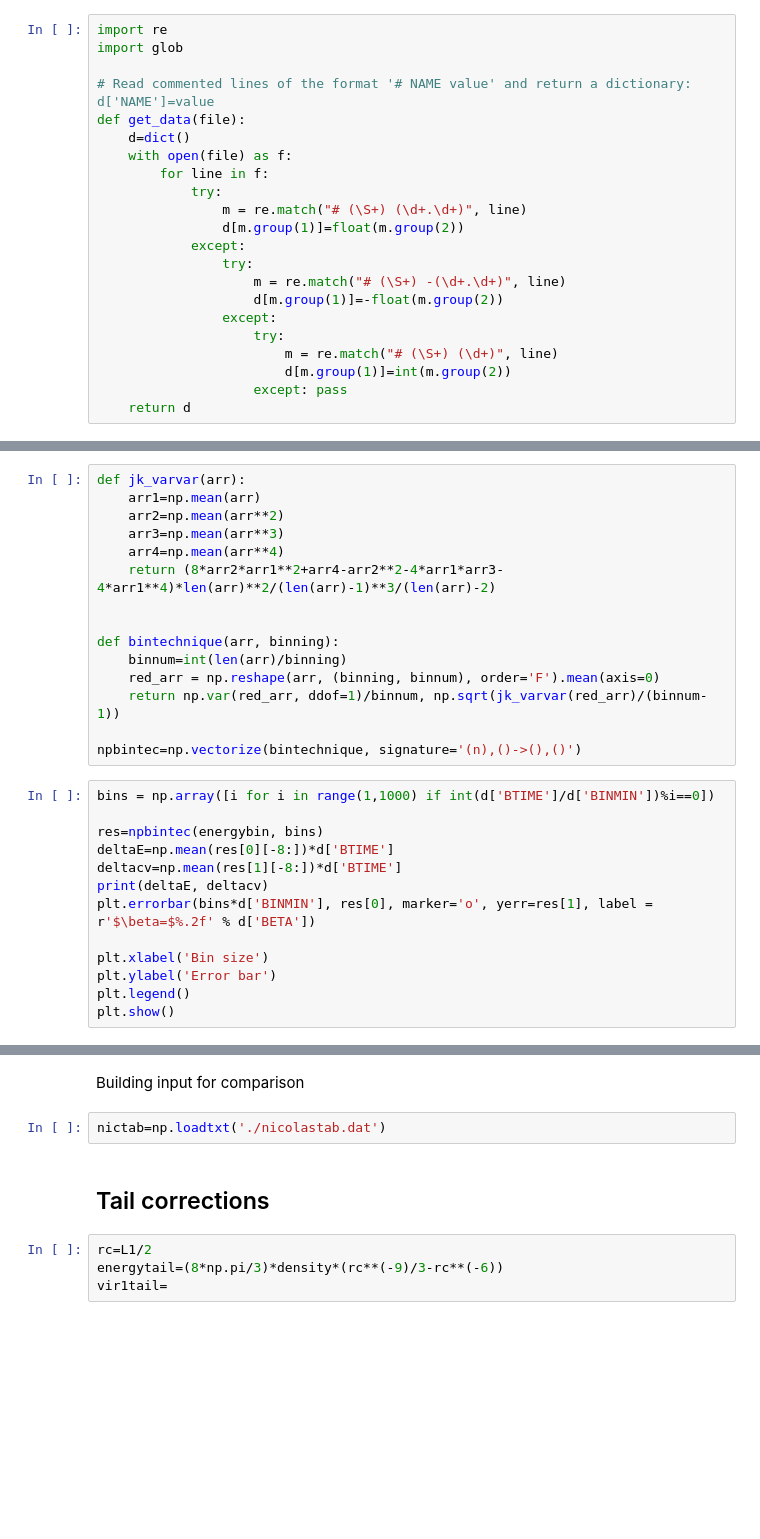
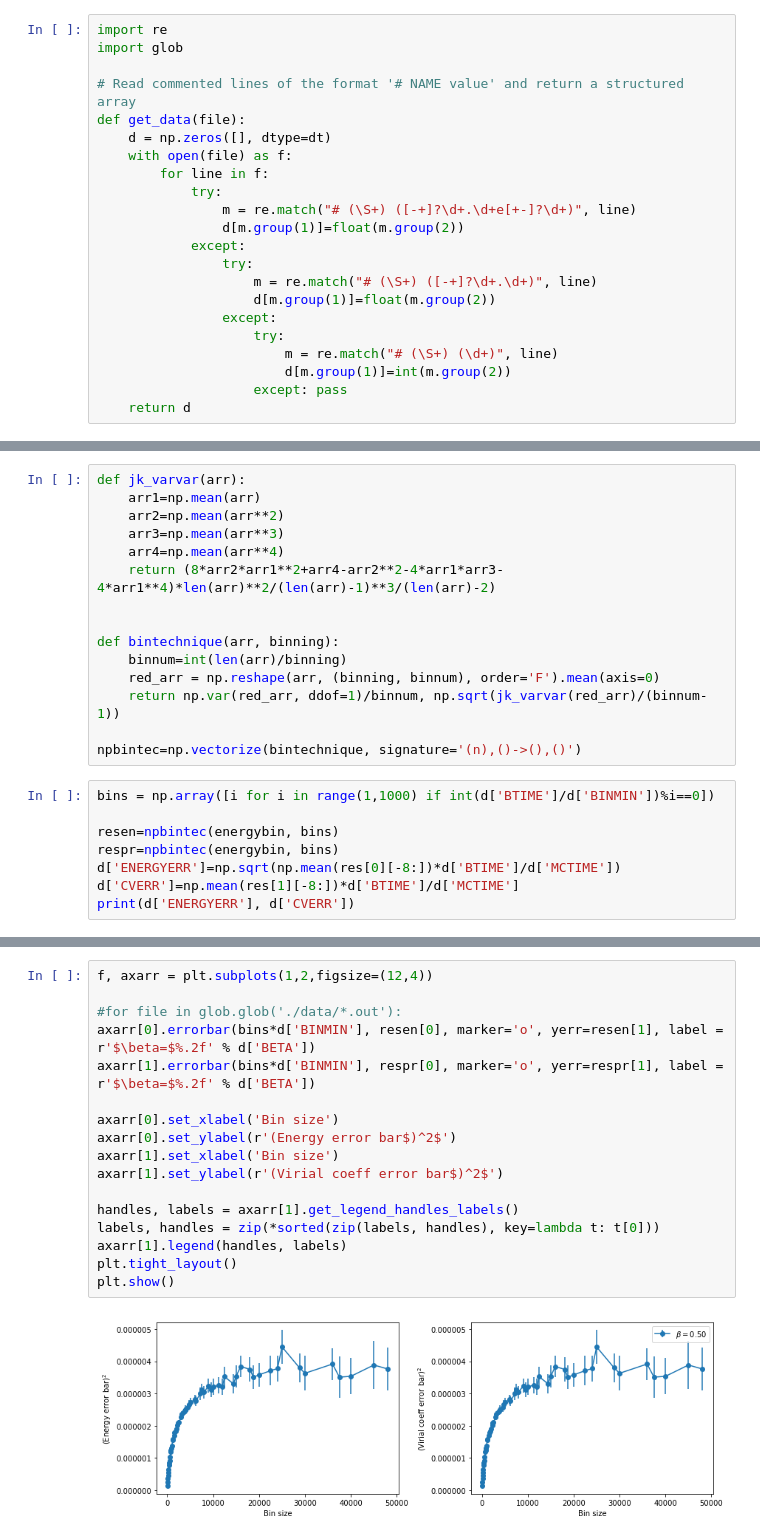
Before and after one commit to suracefm/lennardjonesmc, a Jupyter notebook: LennardJones.ipynb, the cells around one changed output, grey strips where cells are left out. Cells and saved outputs as stored; diff of their text form; blank space fills up the shorter version.

```diff
--- a/LennardJones.ipynb
+++ b/LennardJones.ipynb
@@ -28,18 +39,18 @@ Image("phasediag.png")
 import re
 import glob
 
-# Read commented lines of the format '# NAME value' and return a dictionary: d['NAME']=value
+# Read commented lines of the format '# NAME value' and return a structured array
 def get_data(file):
-    d=dict()
+    d = np.zeros([], dtype=dt)
     with open(file) as f:
         for line in f:
             try:
-                m = re.match("# (\S+) (\d+.\d+)", line)
+                m = re.match("# (\S+) ([-+]?\d+.\d+e[+-]?\d+)", line)
                 d[m.group(1)]=float(m.group(2))
             except:
                 try:
-                    m = re.match("# (\S+) -(\d+.\d+)", line)
-                    d[m.group(1)]=-float(m.group(2))
+                    m = re.match("# (\S+) ([-+]?\d+.\d+)", line)
+                    d[m.group(1)]=float(m.group(2))
                 except:
                     try:
                         m = re.match("# (\S+) (\d+)", line)
@@ -113,14 +152,9 @@ npbintec=np.vectorize(bintechnique, signature='(n),()->(),()')
 # %%
 bins = np.array([i for i in range(1,1000) if int(d['BTIME']/d['BINMIN'])%i==0])
 
-res=npbintec(energybin, bins)
-deltaE=np.mean(res[0][-8:])*d['BTIME']
-deltacv=np.mean(res[1][-8:])*d['BTIME']
-print(deltaE, deltacv)
-plt.errorbar(bins*d['BINMIN'], res[0], marker='o', yerr=res[1], label = r'$\beta=$%.2f' % d['BETA'])
-
-plt.xlabel('Bin size')
-plt.ylabel('Error bar')
-plt.legend()
-plt.show()
+resen=npbintec(energybin, bins)
+respr=npbintec(energybin, bins)
+d['ENERGYERR']=np.sqrt(np.mean(res[0][-8:])*d['BTIME']/d['MCTIME'])
+d['CVERR']=np.mean(res[1][-8:])*d['BTIME']/d['MCTIME']
+print(d['ENERGYERR'], d['CVERR'])
 # %% [output]
@@ -129,11 +162,20 @@ plt.show()
-# %% [markdown]
-Building input for comparison
-# %%
-nictab=np.loadtxt('./nicolastab.dat')
-# %% [markdown]
-## Tail corrections
-# %%
-rc=L1/2
-energytail=(8*np.pi/3)*density*(rc**(-9)/3-rc**(-6))
-vir1tail=
+# %%
+f, axarr = plt.subplots(1,2,figsize=(12,4))
+
+#for file in glob.glob('./data/*.out'):
+axarr[0].errorbar(bins*d['BINMIN'], resen[0], marker='o', yerr=resen[1], label = r'$\beta=$%.2f' % d['BETA'])
+axarr[1].errorbar(bins*d['BINMIN'], respr[0], marker='o', yerr=respr[1], label = r'$\beta=$%.2f' % d['BETA'])
+
+axarr[0].set_xlabel('Bin size')
+axarr[0].set_ylabel(r'(Energy error bar$)^2$')
+axarr[1].set_xlabel('Bin size')
+axarr[1].set_ylabel(r'(Virial coeff error bar$)^2$')
+
+handles, labels = axarr[1].get_legend_handles_labels()
+labels, handles = zip(*sorted(zip(labels, handles), key=lambda t: t[0]))
+axarr[1].legend(handles, labels)
+plt.tight_layout()
+plt.show()
+# %% [output]
+[figure, added]
 # %% [markdown]
```
Also changed, not shown: parts of 21 cells of this notebook, 24 other files.
